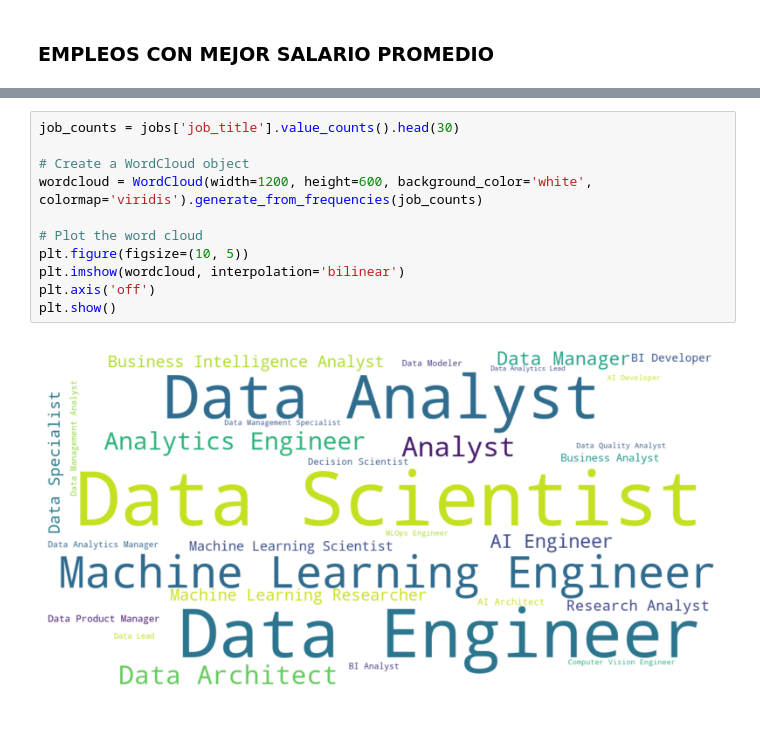
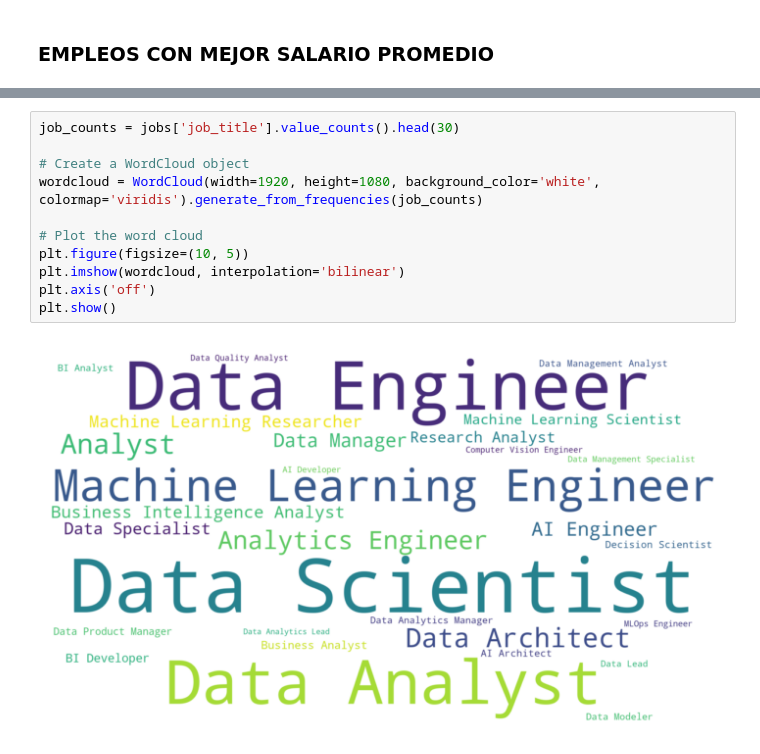
Before and after one commit to danielg9611/EDA_DataScience_2020-2025, a Jupyter notebook: notebooks/others.ipynb, the cells around one changed output, grey strips where cells are left out. Cells and saved outputs as stored; diff of their text form; blank space fills up the shorter version.

```diff
--- a/notebooks/others.ipynb
+++ b/notebooks/others.ipynb
@@ -66,13 +84,13 @@ Text(0.5, 1.0, 'Top 15 empleos con mejor salario promedio')
 # %%
 job_counts = jobs['job_title'].value_counts().head(30)
 
 # Create a WordCloud object
-wordcloud = WordCloud(width=1200, height=600, background_color='white', colormap='viridis').generate_from_frequencies(job_counts)
+wordcloud = WordCloud(width=1920, height=1080, background_color='white', colormap='viridis').generate_from_frequencies(job_counts)
 
 # Plot the word cloud
 plt.figure(figsize=(10, 5))
 plt.imshow(wordcloud, interpolation='bilinear')
 plt.axis('off')
 plt.show()
 # %% [output]
-[figure, old version]
+[figure, new version]
```
Also changed, not shown: parts of 2 cells of this notebook, 2 other files.
